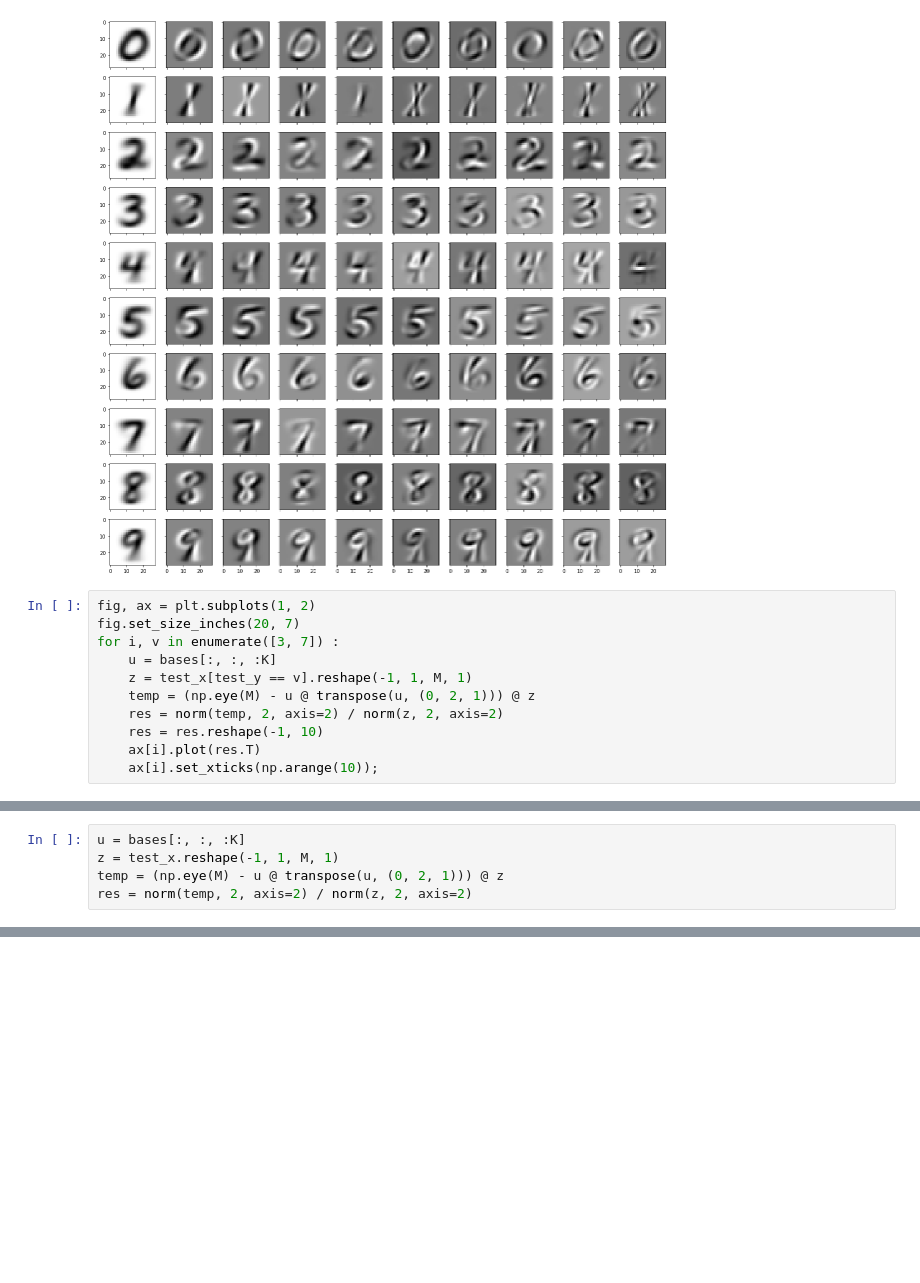
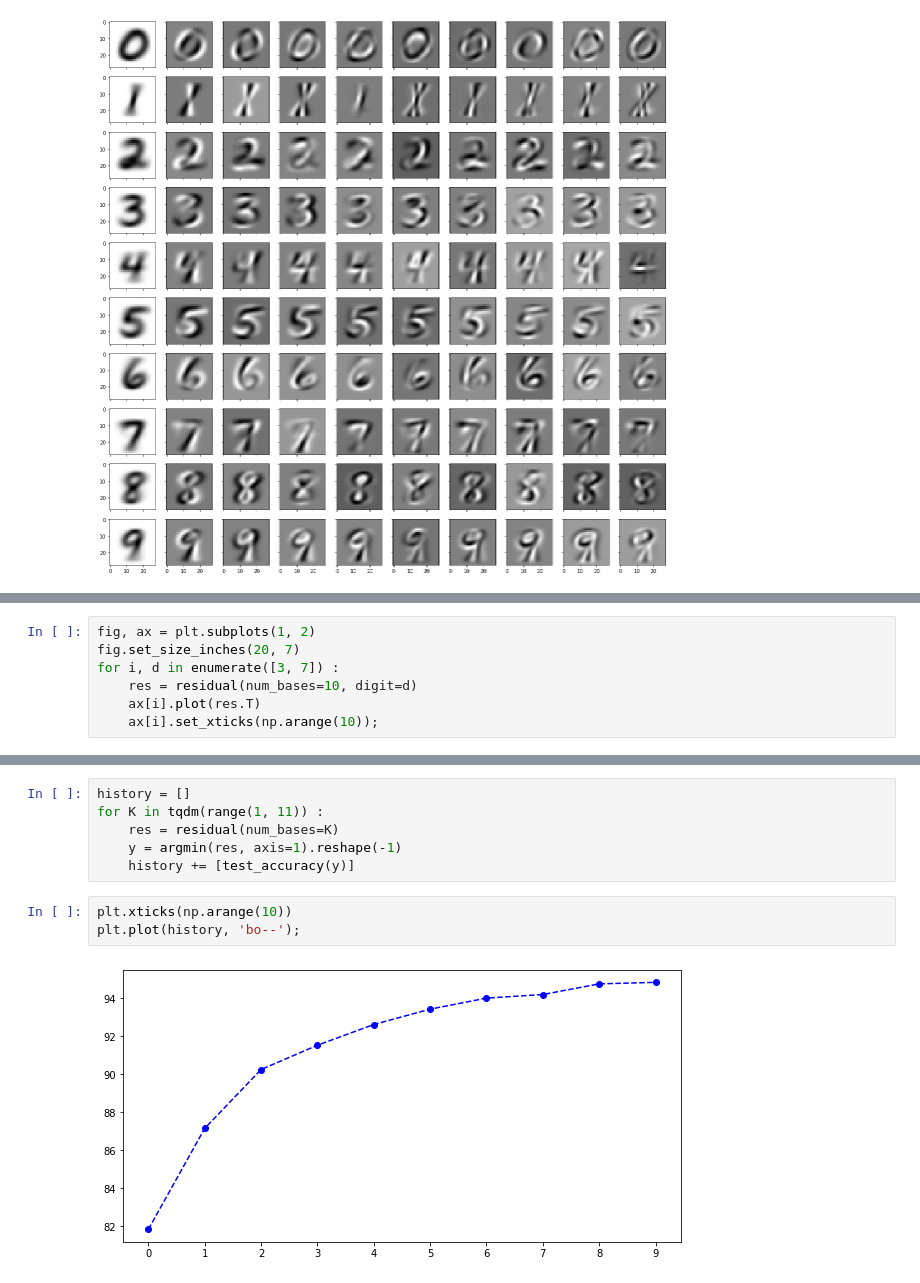
Before and after one commit to mehrdad3301/Eigen-Digits, a Jupyter notebook: Untitled.ipynb, the cells around one changed output, grey strips where cells are left out. Drawn from its saved outputs; the diff is of its cells as text; blank space fills up the shorter version.

Commit message:
add K plot + clean code

```diff
--- a/Untitled.ipynb
+++ b/Untitled.ipynb
@@ -42,14 +44,3 @@ for i in range(10) :
         ax[i, j].imshow(bases[i][:, j].reshape(N, N), cmap='gray')
 # %% [output]
 [figure]
-# %%
-fig, ax = plt.subplots(1, 2)
-fig.set_size_inches(20, 7)
-for i, v in enumerate([3, 7]) :
-    u = bases[:, :, :K]
-    z = test_x[test_y == v].reshape(-1, 1, M, 1)
-    temp = (np.eye(M) - u @ transpose(u, (0, 2, 1))) @ z
-    res = norm(temp, 2, axis=2) / norm(z, 2, axis=2)
-    res = res.reshape(-1, 10)
-    ax[i].plot(res.T)
-    ax[i].set_xticks(np.arange(10));
@@ -58,5 +46,0 @@ for i, v in enumerate([3, 7]) :
-# %%
-u = bases[:, :, :K]
-z = test_x.reshape(-1, 1, M, 1)
-temp = (np.eye(M) - u @ transpose(u, (0, 2, 1))) @ z
-res = norm(temp, 2, axis=2) / norm(z, 2, axis=2)
@@ -62,0 +50,7 @@ res = norm(temp, 2, axis=2) / norm(z, 2, axis=2)
+# %%
+fig, ax = plt.subplots(1, 2)
+fig.set_size_inches(20, 7)
+for i, d in enumerate([3, 7]) :
+    res = residual(num_bases=10, digit=d)
+    ax[i].plot(res.T)
+    ax[i].set_xticks(np.arange(10));
@@ -62,0 +59,11 @@ res = norm(temp, 2, axis=2) / norm(z, 2, axis=2)
+# %%
+history = []
+for K in tqdm(range(1, 11)) :
+    res = residual(num_bases=K)
+    y = argmin(res, axis=1).reshape(-1)
+    history += [test_accuracy(y)]
+# %%
+plt.xticks(np.arange(10))
+plt.plot(history, 'bo--');
+# %% [output]
+[figure, added]
```
Also changed, not shown: parts of 8 cells of this notebook.
